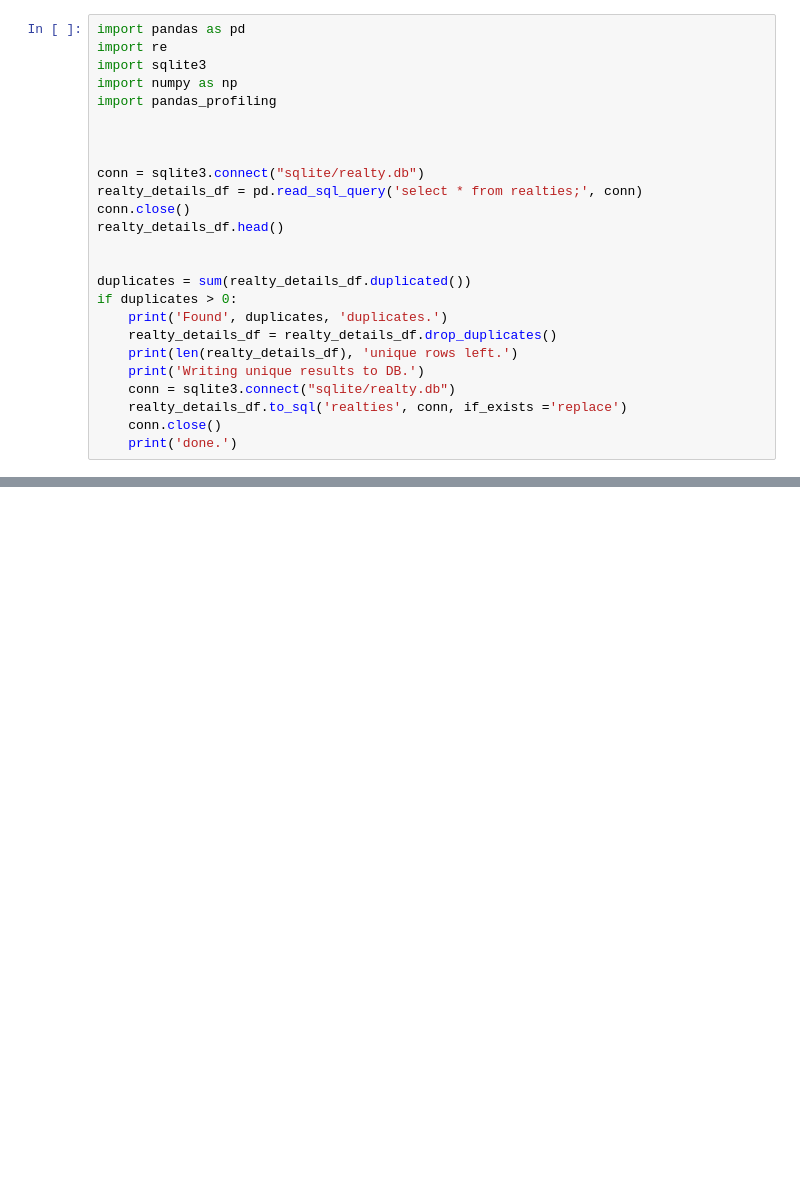
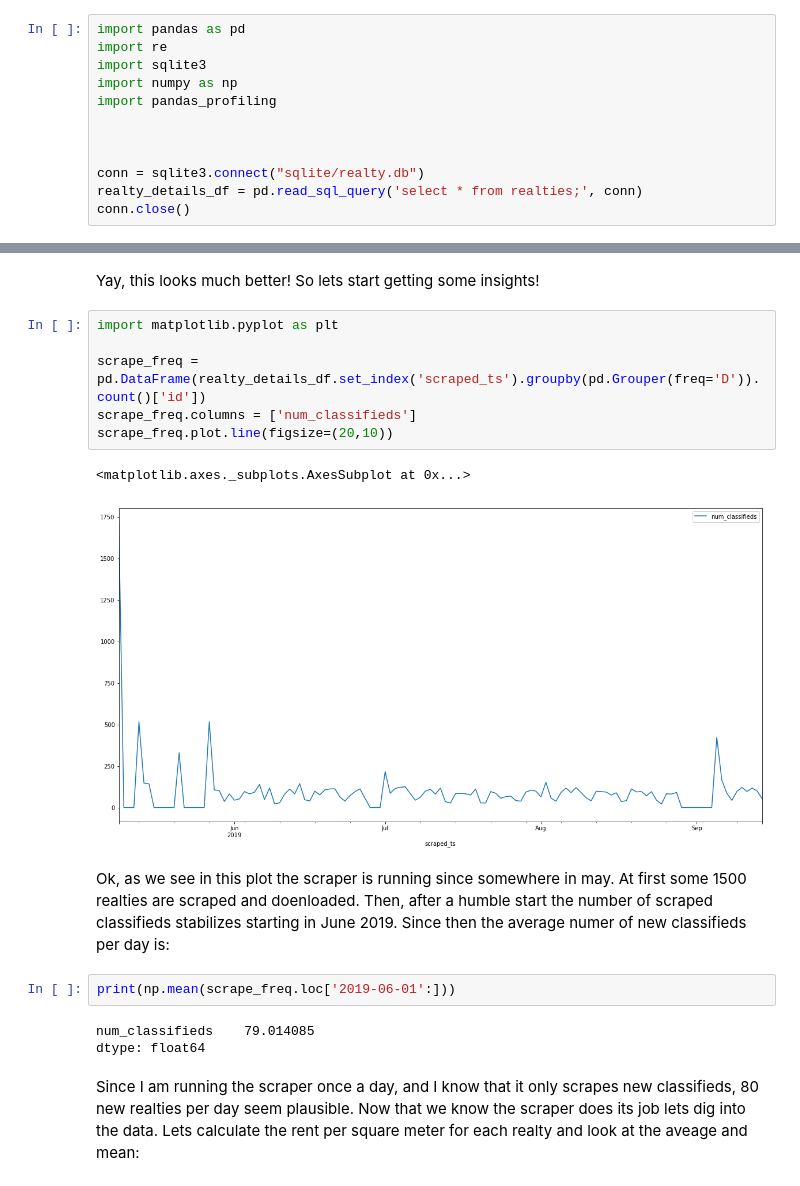
Before and after one commit to domci/immo_scraper, a Jupyter notebook: immo_analytics.ipynb, the cells around one changed output, grey strips where cells are left out. Saved outputs shown, nothing was run; the diff lists cells and outputs as text; blank space fills up the shorter version.

```diff
--- a/immo_analytics.ipynb
+++ b/immo_analytics.ipynb
@@ -10,16 +20,3 @@ import pandas_profiling
 conn = sqlite3.connect("sqlite/realty.db")
 realty_details_df = pd.read_sql_query('select * from realties;', conn)
 conn.close()
-realty_details_df.head()
-
-
-duplicates = sum(realty_details_df.duplicated())
-if duplicates > 0:
-    print('Found', duplicates, 'duplicates.')
-    realty_details_df = realty_details_df.drop_duplicates()
-    print(len(realty_details_df), 'unique rows left.')
-    print('Writing unique results to DB.')
-    conn = sqlite3.connect("sqlite/realty.db")
-    realty_details_df.to_sql('realties', conn, if_exists ='replace')
-    conn.close()
-    print('done.')
@@ -88,0 +105,21 @@ dtype: object
+# %% [markdown]
+Yay, this looks much better! So lets start getting some insights!
+# %%
+import matplotlib.pyplot as plt
+
+scrape_freq = pd.DataFrame(realty_details_df.set_index('scraped_ts').groupby(pd.Grouper(freq='D')).count()['id'])
+scrape_freq.columns = ['num_classifieds']
+scrape_freq.plot.line(figsize=(20,10))
+# %% [output]
+<matplotlib.axes._subplots.AxesSubplot at 0x...>
+[figure, added]
+# %% [markdown]
+Ok, as we see in this plot the scraper is running since somewhere in may. At first some 1500 realties are scraped and doenloaded. Then, after a humble start the number of scraped classifieds stabilizes starting in June 2019. Since then the average numer of new classifieds per day is:
+# %%
+print(np.mean(scrape_freq.loc['2019-06-01':]))
+# %% [output]
+num_classifieds    79.014085
+dtype: float64
+# %% [markdown]
+Since I am running the scraper once a day, and I know that it only scrapes new classifieds, 80 new realties per day seem plausible.
+Now that we know the scraper does its job lets dig into the data. Lets calculate the rent per square meter for each realty and look at the aveage and mean:
```
Also changed, not shown: parts of 17 cells of this notebook, 3 other files.
